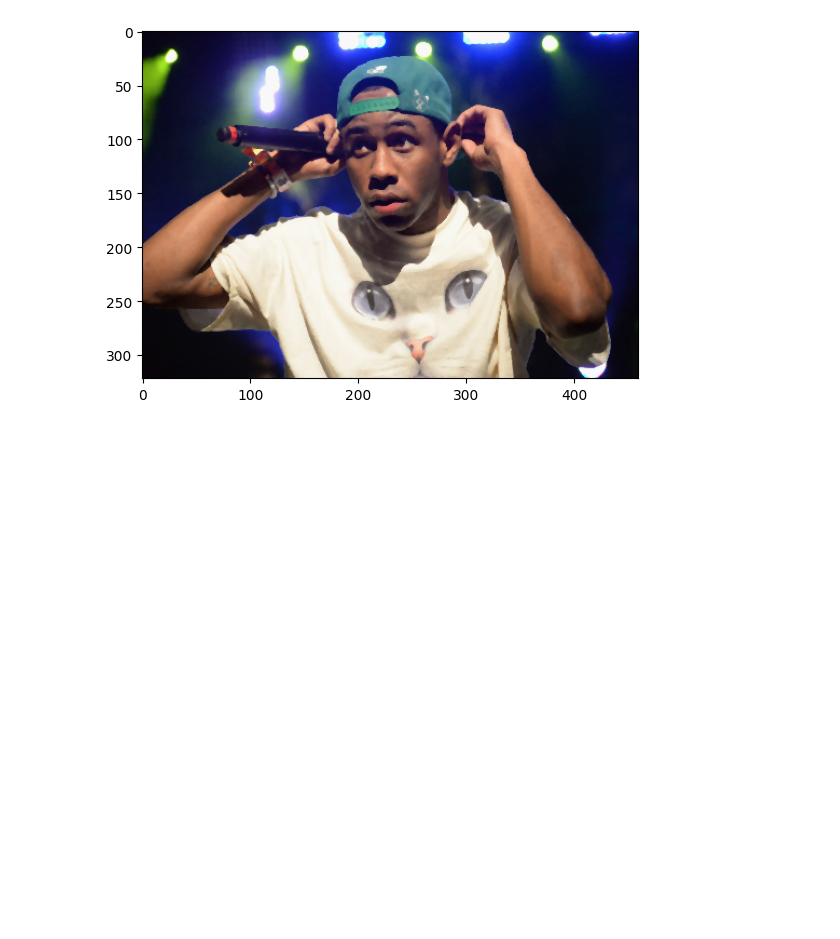
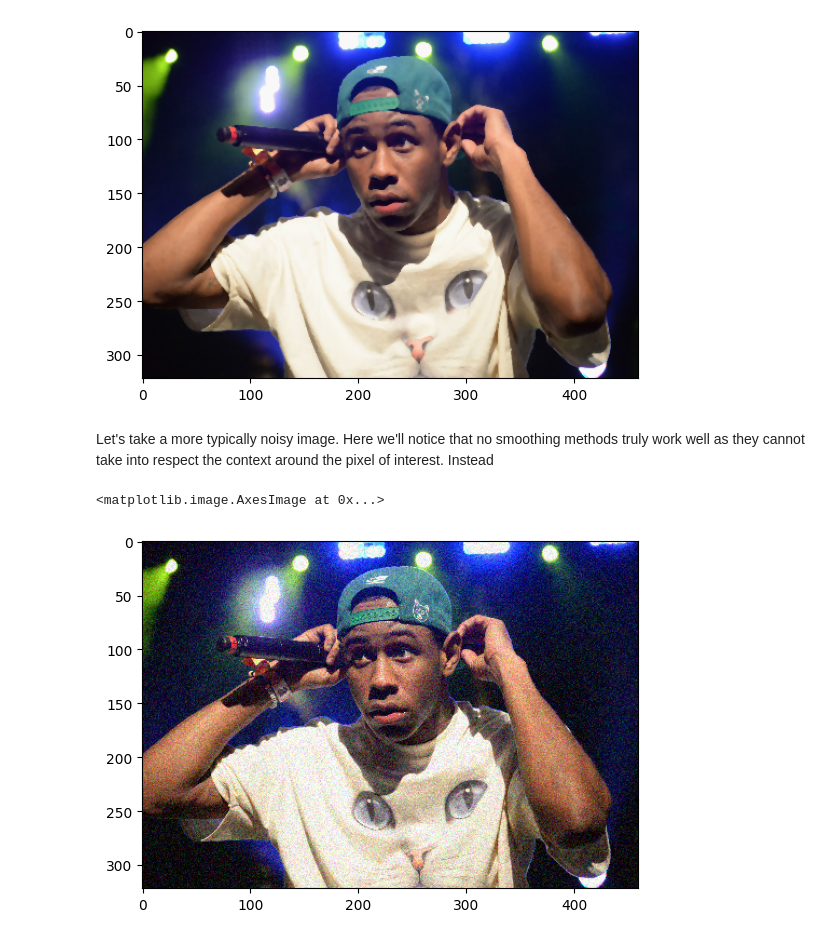
Before and after one commit to aarush-umap/3Dvision, a Jupyter notebook: image_processing.ipynb, the cells around one changed output. Saved outputs shown, nothing was run; the diff lists cells and outputs as text; code cells hidden in the pictures; blank space fills up the shorter version.

```diff
--- a/image_processing.ipynb
+++ b/image_processing.ipynb
@@ -330,6 +330,12 @@ def make_salty_and_peppery(image, amount=0.05):
     seasoned_image[coords[0], coords[1], :] = 0
 
     return seasoned_image
+
+def make_noisy(image, sd=50):
+    noisy = image.copy()
+    noise = np.random.normal(0, sd, image.shape)
+    noisy = np.clip(noisy + noise, 0, 255).astype(np.uint8)
+    return noisy
 # %%
 seasoned_tyler = cv2.cvtColor(make_salty_and_peppery(tyler, amount = 0.01), cv2.COLOR_BGR2RGB)
 plt.imshow(seasoned_tyler)
@@ -350,3 +356,11 @@ plt.imshow(median_tyler)
 # %% [output]
 <matplotlib.image.AxesImage at 0x...>
 [figure]
+# %% [markdown]
+Let's take a more typically noisy image. Here we'll notice that no smoothing methods truly work well as they cannot take into respect the context around the pixel of interest. Instead
+# %%
+loud_tyler = cv2.cvtColor(make_noisy(tyler, sd=20), cv2.COLOR_BGR2RGB)
+plt.imshow(loud_tyler)
+# %% [output]
+<matplotlib.image.AxesImage at 0x...>
+[figure, added]
```
Also changed, not shown: parts of 3 cells of this notebook.
